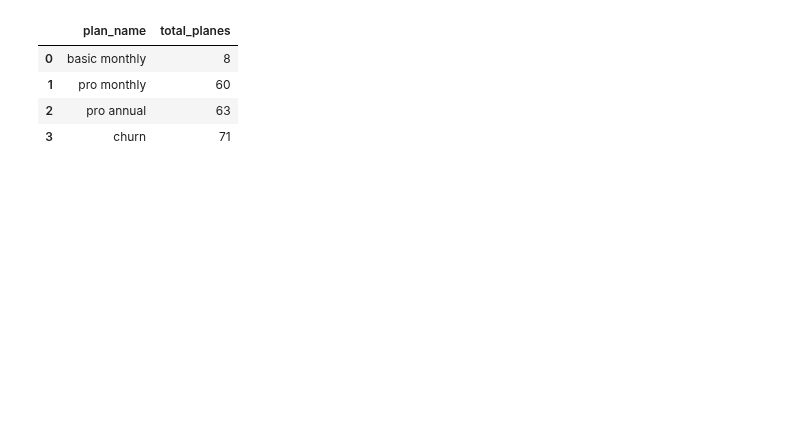
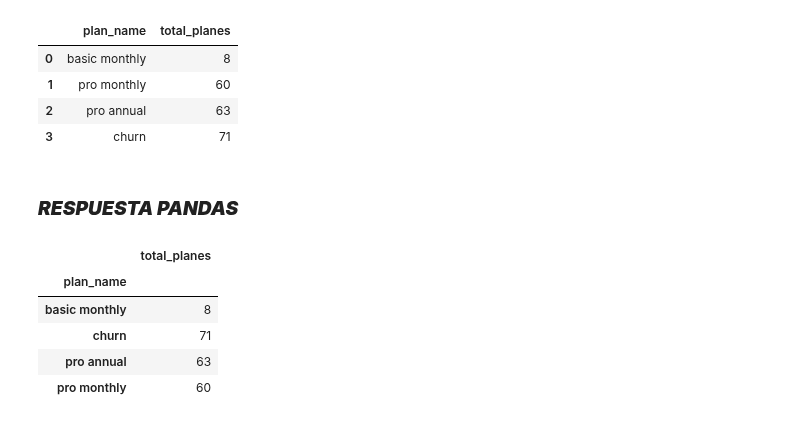
Before and after one commit to LLAES07/SQL_DESAFIO, a Jupyter notebook: Caso_3/Caso_3.ipynb, the cells around one changed output. Cells and saved outputs as stored; diff of their text form; code cells hidden in the pictures; blank space fills up the shorter version.

```diff
--- a/Caso_3/Caso_3.ipynb
+++ b/Caso_3/Caso_3.ipynb
@@ -2812,3 +2878,16 @@ pd.read_sql_query(query, connection)
 | 1 | pro monthly | 60 |
 | 2 | pro annual | 63 |
 | 3 | churn | 71 |
+# %% [markdown]
+### ***RESPUESTA PANDAS***
+# %%
+df_merge = pd.merge(df_subs, df_plans, on='plan_id')
+df_merge = df_merge.loc[df_merge['start_date'].dt.year>2020, :]
+df_merge.groupby(df_merge['plan_name']).size().rename('total_planes').to_frame()
+# %% [output]
+|  | total_planes |
+| plan_name |  |
+| basic monthly | 8 |
+| churn | 71 |
+| pro annual | 63 |
+| pro monthly | 60 |
```
Also changed, not shown: parts of 23 cells of this notebook.
